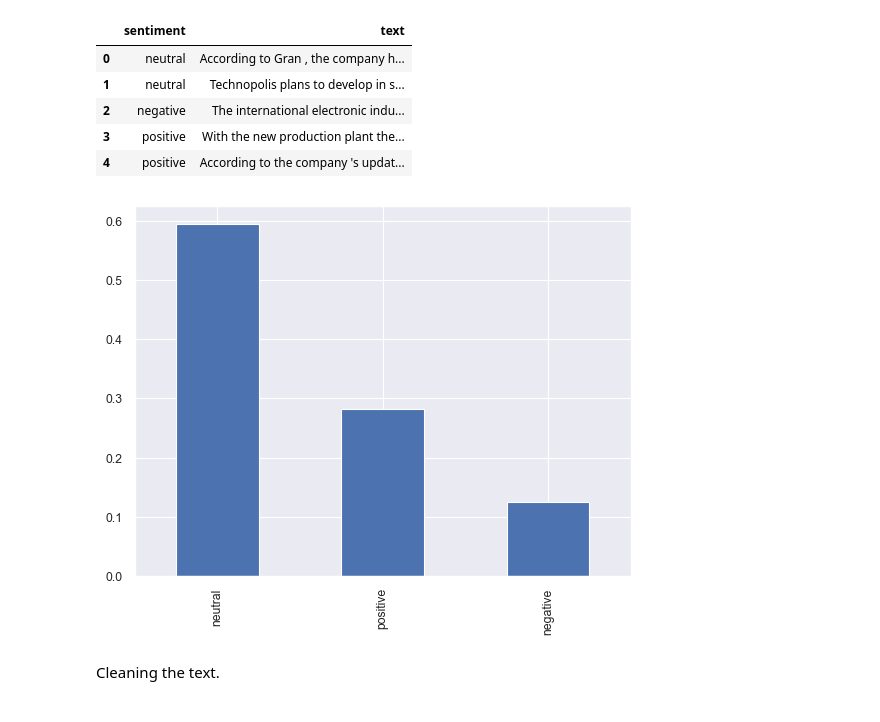
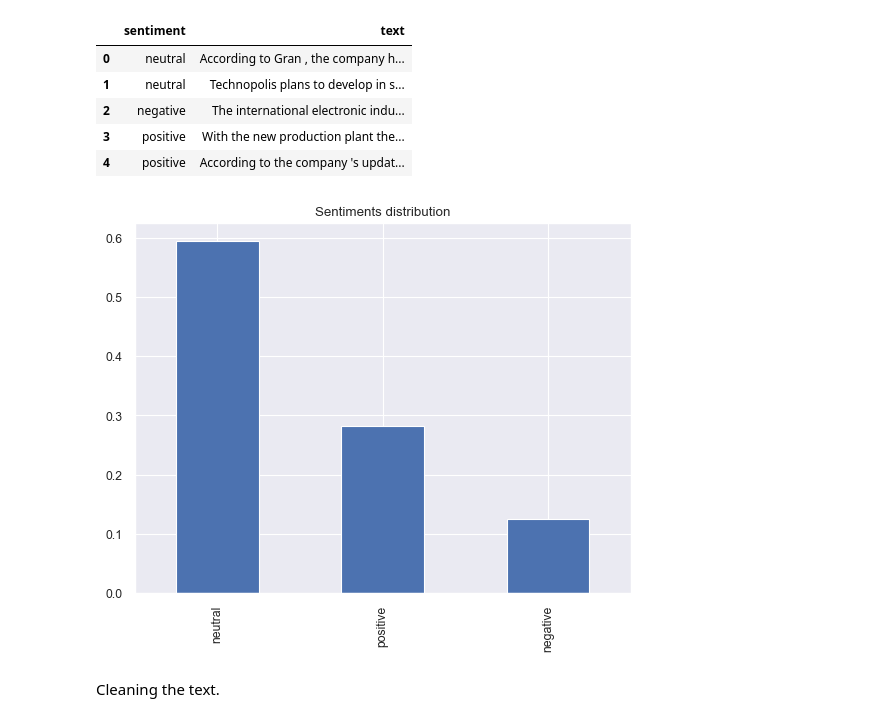
Before and after one commit to CamilleLeempoels/NLP_Financial_Sentiment_Analysis, a Jupyter notebook: nlp_project.ipynb, the cells around one changed output. Saved outputs shown, nothing was run; the diff lists cells and outputs as text; code cells hidden in the pictures.

```diff
--- a/nlp_project.ipynb
+++ b/nlp_project.ipynb
@@ -60,8 +70,9 @@ data.head()
 | 4 | positive | According to the company 's updat... |
 # %%
 (data.sentiment.value_counts() / data.shape[0]).plot.bar();
+plt.title('Sentiments distribution');
 # %% [output]
-[figure, old version]
+[figure, new version]
 # %% [markdown]
 Cleaning the text.
 # %%
```
Also changed, not shown: parts of 53 cells of this notebook.
